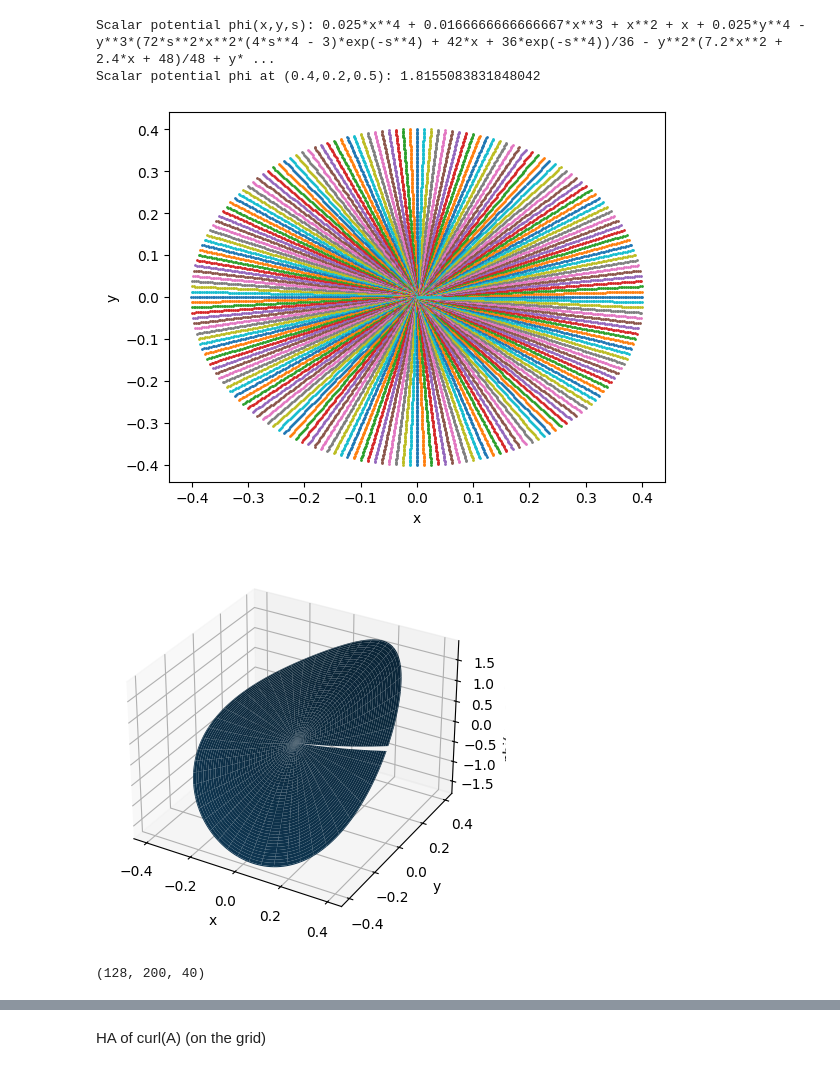
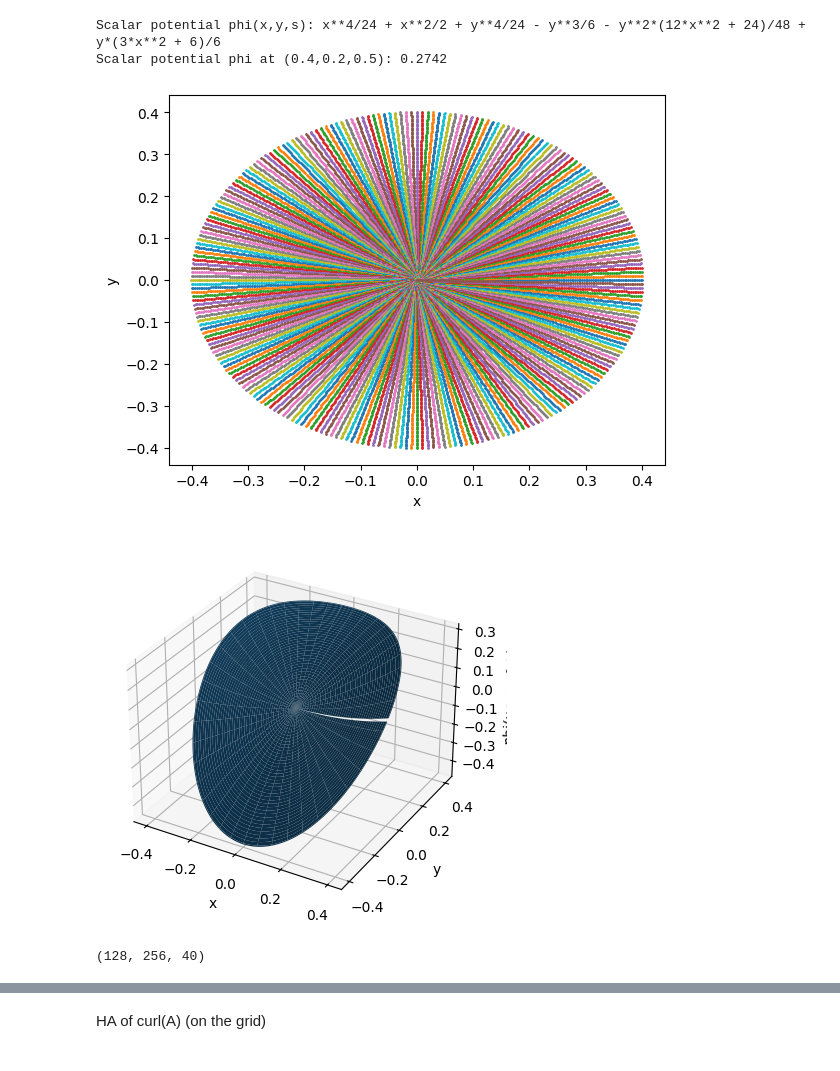
Before and after one commit to marcoliniF/bpmeth, a Jupyter notebook: preliminaryTrials/2.3abphiBABab_roundmeshgrid.ipynb, the cells around one changed output, grey strips where cells are left out. Cells and saved outputs as stored; diff of their text form; code cells hidden in the pictures.

```diff
--- a/preliminaryTrials/2.3abphiBABab_roundmeshgrid.ipynb
+++ b/preliminaryTrials/2.3abphiBABab_roundmeshgrid.ipynb
@@ -8,10 +8,10 @@ from sympy.abc import x, y, s
 from numpy.polynomial.chebyshev import chebvander, cheb2poly
 # %%
 #start from multipole coeefficients a_n(s)=a1,a2,... and b_n(s)
-a_coeffs = [1,2,0.1,0.6]
-b_coeffs = ["4+0*s","5+0*s","6*exp(-s**4)",7]#"1/(1 + 25*s**2)"
+a_coeffs = [0,1,0,1]
+b_coeffs = ["1+0*s","0*s","1+0*s",0]
 #get bpmeth opbject
 expansion=bpmeth.FieldExpansion(a=a_coeffs, b=b_coeffs)
-#expansion.plot_components()
-# plt.xlabel('s')
-# plt.xlim((0,1))
+expansion.plot_components()
+plt.xlabel('s')
+plt.xlim((-1,1))
@@ -21,38 +24,38 @@ print("Scalar potential phi(x,y,s):", phi)
 
 XYS=(x,y,s)#symbolic expressions
 
 phi_func = lambdify(XYS, phi, 'numpy')#from symbolic to numerical function
 print("Scalar potential phi at (0.4,0.2,0.5):", phi_func(0.4,0.2,0.5))
 #define r, theta, s axes to convert the symbolic expression of phi into a numerical array
 # npoints=201
 # xa= np.linspace(-1,1,npoints)
 # ya=np.linspace(-1,1,npoints)
 rmin, rmax, nr = 0.001, 0.401, 128
-ntheta = 200
+ntheta = 256
 rr = np.linspace(rmin, rmax, nr)
 tt = np.arange(ntheta)/ntheta*2*np.pi
 ss = np.linspace(-1,1, 40)
 
 rarr, tarr, sarr = np.meshgrid(rr, tt, ss, indexing='ij')
 xarr = rarr*np.cos(tarr)
 yarr = rarr*np.sin(tarr)
 #make a 3d plot of phi as a function of x and y for a fixed s
 plt.plot(xarr[:,:,0], yarr[:,:,0], 'o', markersize=1)
 plt.xlabel("x")
 plt.ylabel("y")
 P = phi_func(xarr[:,:,0], yarr[:,:,0], 0.)#s=0 is the middle  of the magnet
 fig = plt.figure()
 ax = fig.add_subplot(111, projection='3d')
 ax.plot_surface(xarr[:,:,0], yarr[:,:,0],P)
 ax.set_xlabel('x')
 ax.set_ylabel('y')
 ax.set_zlabel('phi(x,y,s=0.5)')
 plt.show()
 # %% [output]
-Scalar potential phi(x,y,s): 0.025*x**4 + 0.0166666666666667*x**3 + x**2 + x + 0.025*y**4 - y**3*(72*s**2*x**2*(4*s**4 - 3)*exp(-s**4) + 42*x + 36*exp(-s**4))/36 - y**2*(7.2*x**2 + 2.4*x + 48)/48 + y* ...
-Scalar potential phi at (0.4,0.2,0.5): 1.8155083831848042
+Scalar potential phi(x,y,s): x**4/24 + x**2/2 + y**4/24 - y**3/6 - y**2*(12*x**2 + 24)/48 + y*(3*x**2 + 6)/6
+Scalar potential phi at (0.4,0.2,0.5): 0.2742
-[figure, old version]
+[figure, new version]
-[figure, old version]
+[figure, new version]
 # %%
 # Get analytical B field functions
 Bx_func, By_func, Bs_func = expansion.get_Bfield(lambdify=True)
@@ -64,7 +67,7 @@ By_ana = By_func(xarr, yarr, sarr)
 Bs_ana = Bs_func(xarr, yarr, sarr)
 print(By_ana.shape)
 # %% [output]
-(128, 200, 40)
+(128, 256, 40)
 # %%
 #Plot Bx as a function of x for y=0, fixed s
 islice = 25   # choose an s index
```
Also changed, not shown: parts of 26 cells of this notebook.
